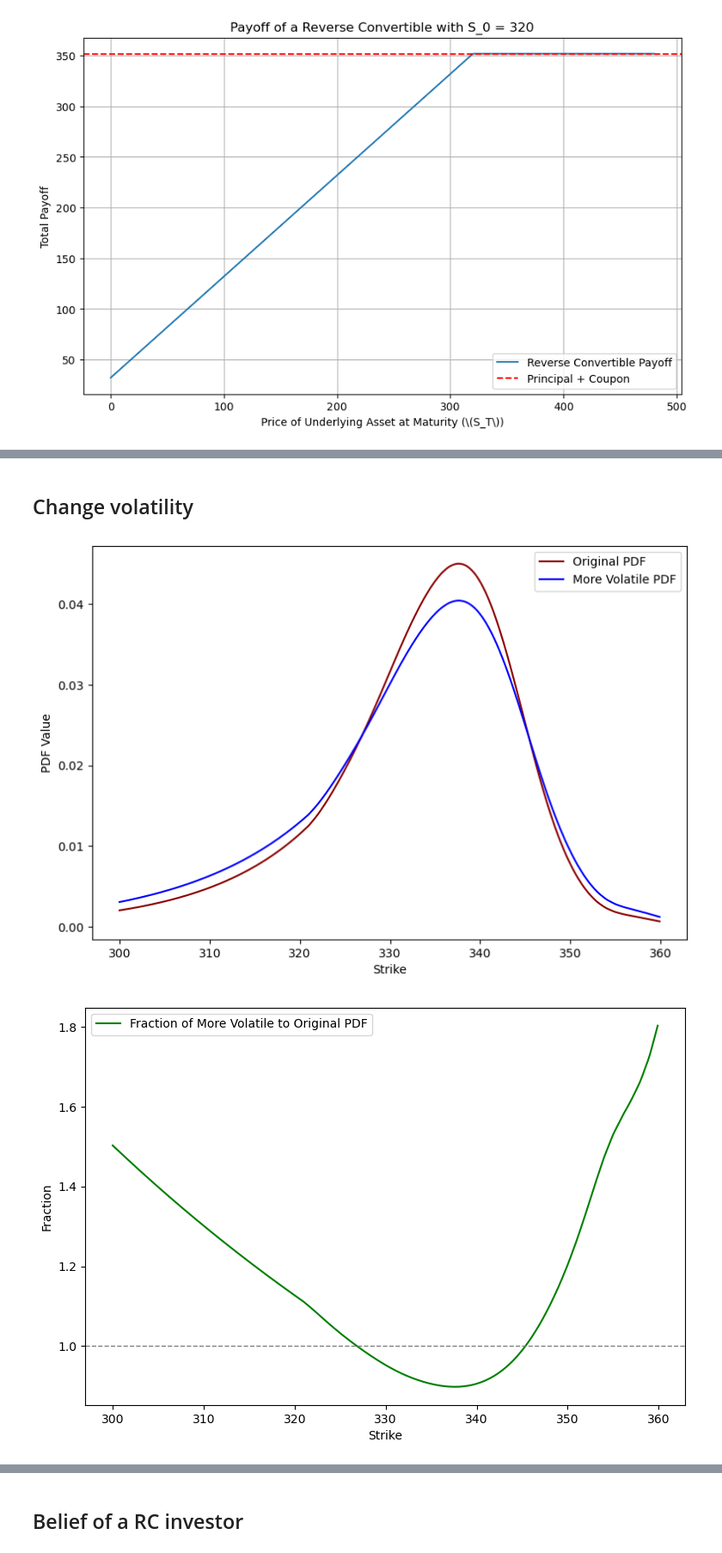
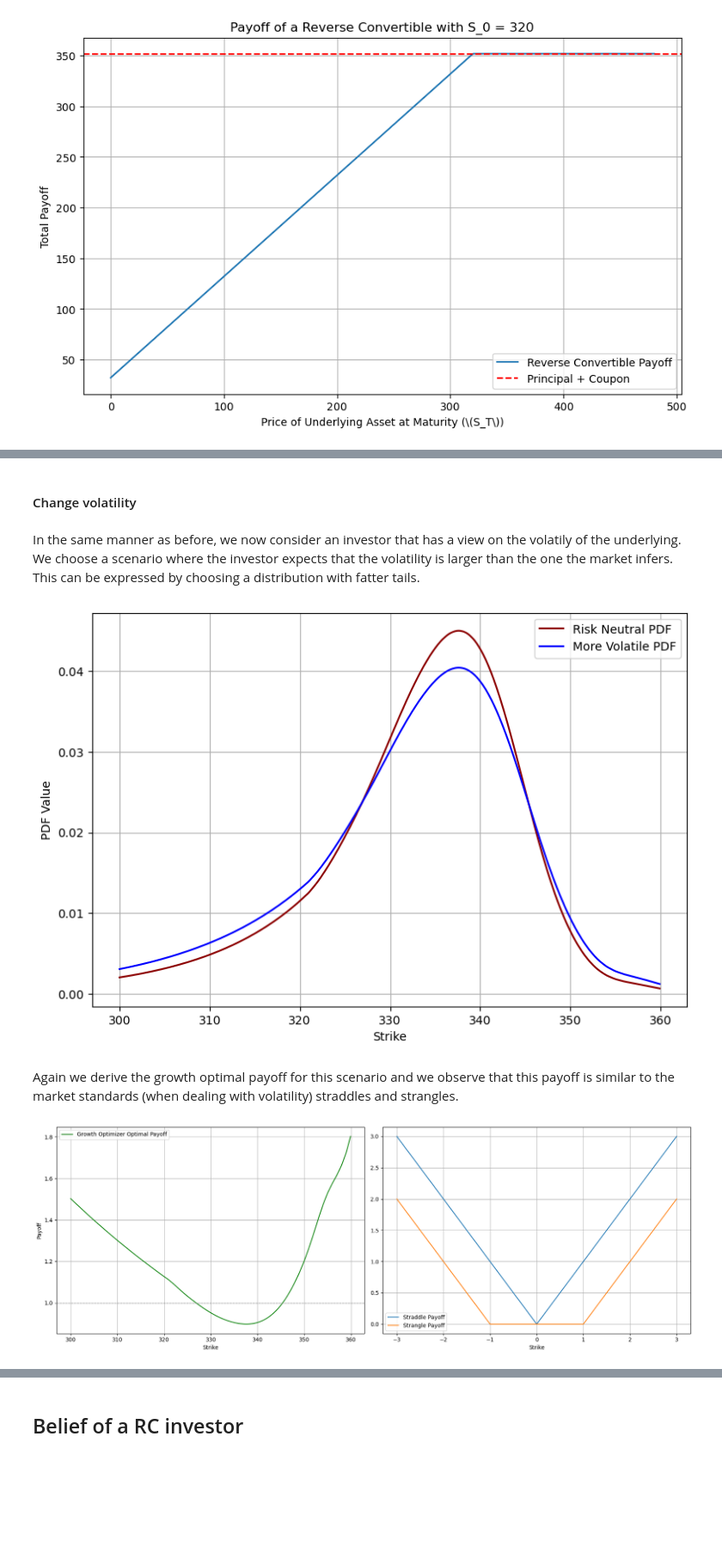
Before and after one commit to astavrop0/Derivative_structuring_and_implied_risk_aversion, a Jupyter notebook: notebooks/Risk Neutral pdf with BL.ipynb, the cells around one changed output, grey strips where cells are left out. Shown at 86% size. Saved outputs shown, nothing was run; the diff lists cells and outputs as text; code cells hidden in the pictures; blank space fills up the shorter version.

```diff
--- a/notebooks/Risk Neutral pdf with BL.ipynb
+++ b/notebooks/Risk Neutral pdf with BL.ipynb
@@ -264,0 +271,16 @@ plt.show()
+# %%
+def call_option_payoff(spot_price, strike_price):
+    return np.maximum(spot_price - strike_price, 0)
+
+def put_option_payoff(spot_price, strike_price):
+    return np.maximum(strike_price - spot_price, 0)
+
+def straddle_payoff(spot_price, strike_price):
+    call_payoff = call_option_payoff(spot_price, strike_price)
+    put_payoff = put_option_payoff(spot_price, strike_price)
+    return call_payoff + put_payoff
+
+def strangle_payoff(spot_price, call_strike, put_strike):
+    call_payoff = call_option_payoff(spot_price, call_strike)
+    put_payoff = put_option_payoff(spot_price, put_strike)
+    return call_payoff + put_payoff
@@ -503,29 +508,34 @@ plt.show()
 # %% [markdown]
-## Change volatility
+#### Change volatility
+# %% [markdown]
+In the same manner as before, we now consider an investor that has a view on the volatily of the underlying. We choose a scenario where the investor expects that the volatility is larger than the one the market infers. This can be expressed by choosing a distribution with fatter tails.
 # %%
-# Step 1: Increase volatility with a non-linear transformation
+# Increase volatility with a non-linear transformation
 volatility_increase = 1.2  # Adjust this for more or less volatility
 new_pdf_values = np.copy(rn_pdf[:, 1])
 new_pdf_values = np.power(new_pdf_values, 1 / volatility_increase)
 
-# Step 2: Normalize the new PDF
+# Normalize the new PDF
 original_area = trapz(rn_pdf[:, 1], rn_pdf[:, 0])
 new_area = trapz(new_pdf_values, rn_pdf[:, 0])
 new_pdf_values *= (original_area / new_area)
 
-# Step 3: Create the more volatile PDF
+# Create the more/less volatile PDF
 more_volatile_pdf = np.column_stack((rn_pdf[:, 0], new_pdf_values))
 
-# Step 4: Plot both PDFs for comparison
+# Plot both PDFs for comparison
 plt.figure(figsize=(9,6))
-plt.plot(rn_pdf[:, 0], rn_pdf[:, 1], 'darkred', label='Original PDF')
+plt.plot(rn_pdf[:, 0], rn_pdf[:, 1], 'darkred', label='Risk Neutral PDF')
 plt.plot(more_volatile_pdf[:, 0], more_volatile_pdf[:, 1], 'blue', label='More Volatile PDF')
 plt.xlabel('Strike')
 plt.ylabel('PDF Value')
 plt.legend()
+plt.grid(True)
 plt.show()
 # %% [output]
-[figure, old version]
+[figure, new version]
+# %% [markdown]
+Again we derive the growth optimal payoff for this scenario and we observe that this payoff is similar to the market standards (when dealing with volatility) straddles and strangles.
 # %%
 #COMPUTE THE GROWTH OPTIMIZER PAYOFF
 
@@ -543,20 +553,38 @@ division = more_volatile_pdf[:, 1] / np.where(original_pdf_values_at_more_volati
 # Create a function for the growth optimizer payoff
 growth_optimizer_payoff_vol = interp1d(more_volatile_pdf[:, 0], division, kind='linear', fill_value='extrapolate')
 # %%
-# Plot the function
-plt.figure(figsize=(9,6))
+mu = 0
+sigma = 1
+x = np.linspace(mu - 3 * sigma, mu + 3 * sigma, 1000)
+straddle_strike = 0
+strangle_put_strike = -1
+strangle_call_strike = 1
 
-# Use a range of strike prices for plotting
+straddle_payoff_values = straddle_payoff(x, straddle_strike)
+strangle_payoff_values = strangle_payoff(x, strangle_call_strike, strangle_put_strike)
+
+plt.figure(figsize=(17,6))
+plt.subplot(1,2,1)
 strike_range = np.linspace(np.min(more_volatile_pdf[:, 0]), np.max(more_volatile_pdf[:, 0]), 500)
-plt.plot(strike_range, growth_optimizer_payoff_vol(strike_range), 'green', label='Fraction of More Volatile to Original PDF')
+plt.plot(strike_range, growth_optimizer_payoff_vol(strike_range), 'green', label='Growth Optimizer Optimal Payoff')
 plt.axhline(y=1, color='gray', linestyle='--', linewidth=1)
 plt.xlabel("Strike")
-plt.ylabel("Fraction")
+plt.ylabel("Payoff")
 plt.legend(loc="best")
-# plt.savefig("more_volatile_to_original_fraction.png", dpi=300)
+# plt.savefig("growth_optimizer_payoff_vol.png", dpi=300)
+plt.grid(True)
+
+plt.subplot(1,2,2)
+plt.plot(x, straddle_payoff_values, label='Straddle Payoff')
+plt.plot(x, strangle_payoff_values, label='Strangle Payoff')
+plt.xlabel('Strike')
+plt.legend()
+plt.grid(True)
+
+plt.tight_layout()
 plt.show()
 # %% [output]
-[figure, old version]
+[figure, new version]
 # %%
 #PLOT TOGETHER WITH SCALED PDFs
 
```
Also changed, not shown: parts of 74 cells of this notebook, 1 other file.
